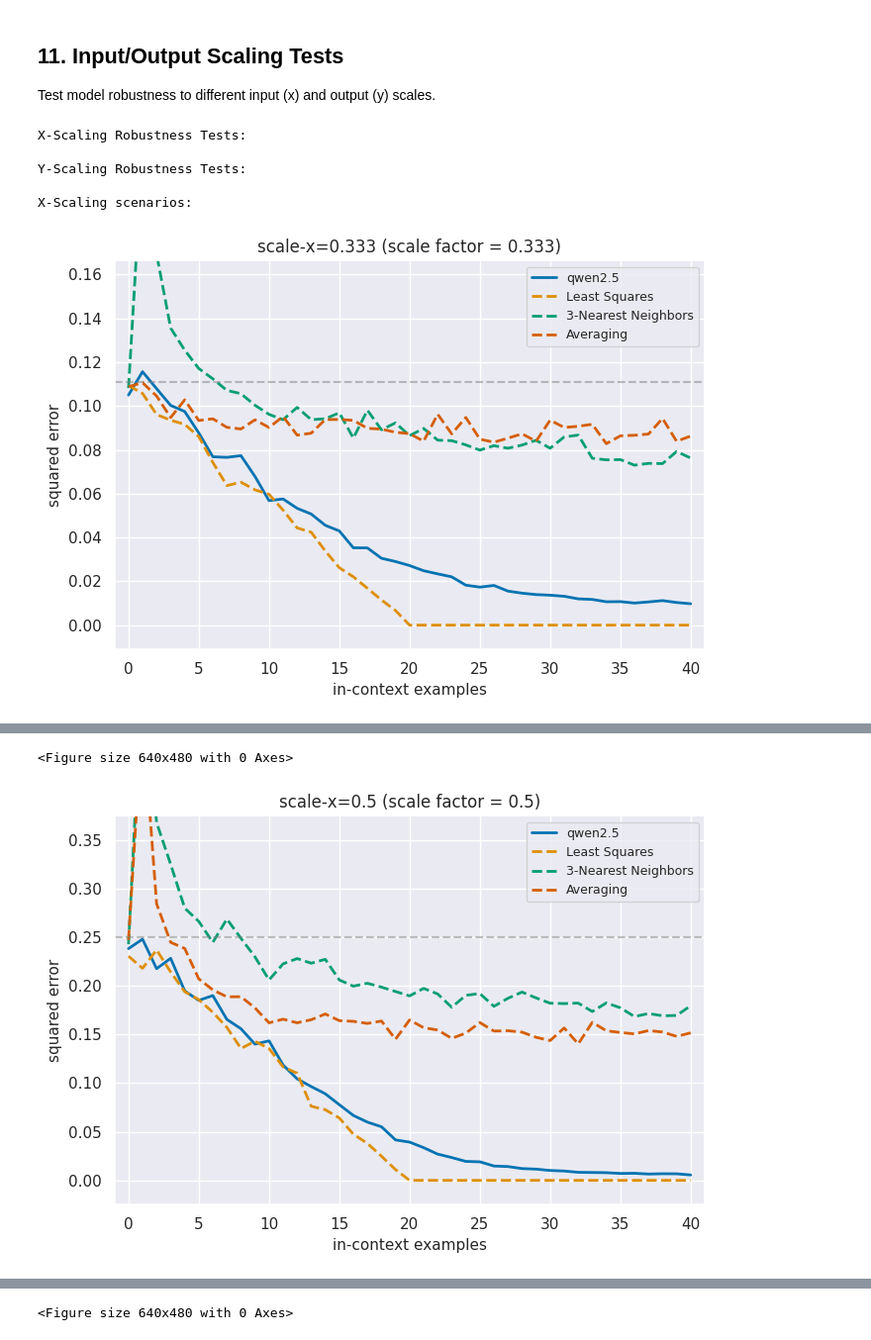
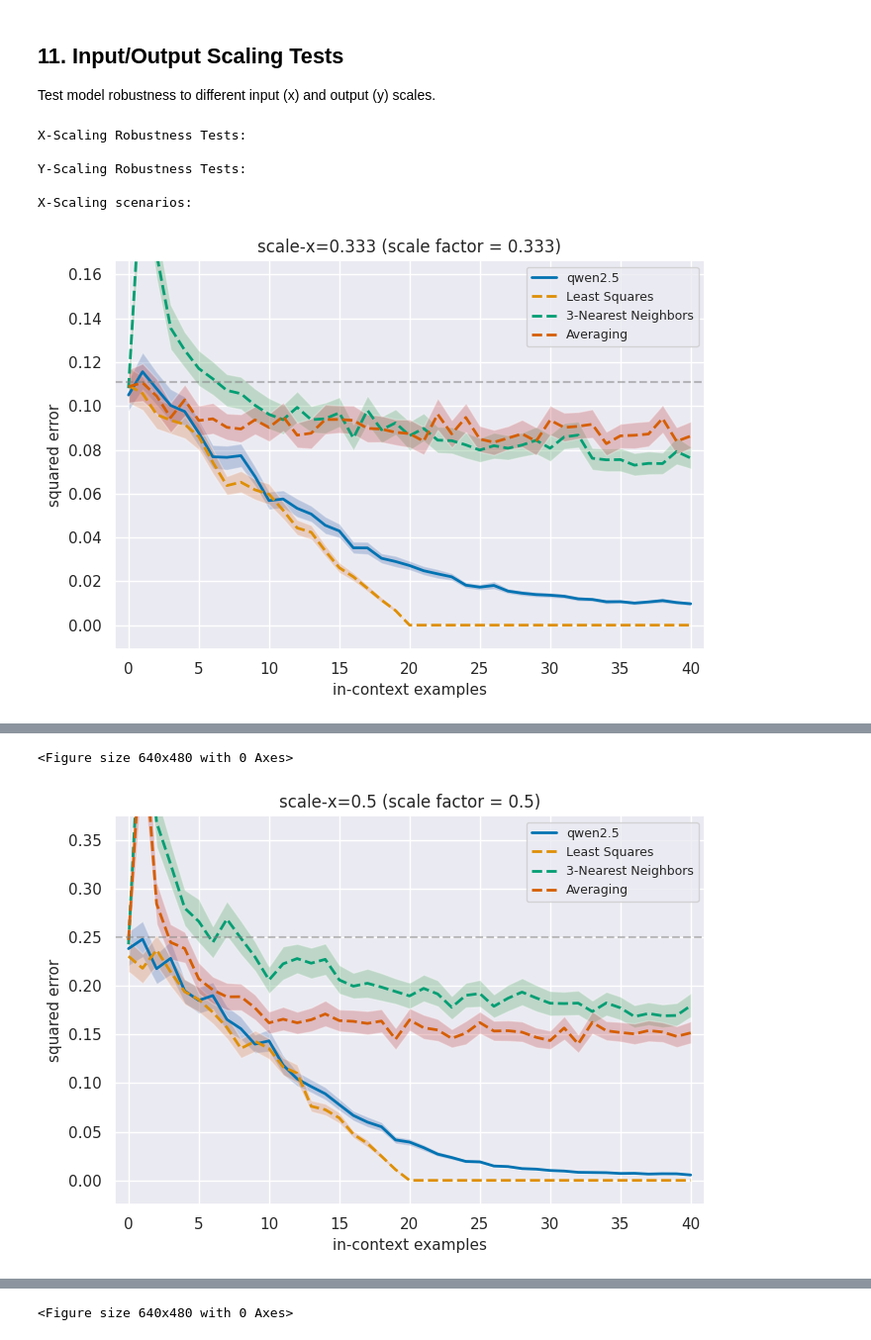
Before and after one commit to hingma/in-context-learning, a Jupyter notebook: eval_colab.ipynb, the cells around one changed output, grey strips where cells are left out. Shown at 99% size. Saved outputs shown, nothing was run; the diff lists cells and outputs as text; code cells hidden in the pictures.

```diff
--- a/eval_colab.ipynb
+++ b/eval_colab.ipynb
@@ -694,6 +692,10 @@ for dim, scaling_data in [('x', x_scaling_data), ('y', y_scaling_data)]:
             means = [m / normalization for m in metric[model_name]["mean"]]
             ax.plot(means, lw=2, label=f"{conf.model.family}", color=colors[0])
             all_values.extend(means)
+            #
+            low = [m / normalization for m in metric[model_name]["bootstrap_low"]]
+            high = [m / normalization for m in metric[model_name]["bootstrap_high"]]
+            ax.fill_between(range(len(low)), low, high, alpha=0.3)
 
         # Plot baselines
         for idx, baseline_key in enumerate(['OLS_driver=None','NN_n=3_uniform', 'averaging'], 1):
@@ -703,6 +705,10 @@ for dim, scaling_data in [('x', x_scaling_data), ('y', y_scaling_data)]:
                 label = baseline_labels_map.get(baseline_key, baseline_key)
                 ax.plot(means, lw=2, label=label, linestyle='--', color=colors[idx])
                 all_values.extend(means)
+                #
+                low = [m / normalization for m in metric[baseline_key]["bootstrap_low"]]
+                high = [m / normalization for m in metric[baseline_key]["bootstrap_high"]]
+                ax.fill_between(range(len(low)), low, high, alpha=0.3)
 
         # Add trivial baseline (scaled)
         trivial = scale**2 if dim == 'x' else scale**2
@@ -722,7 +728,7 @@ for dim, scaling_data in [('x', x_scaling_data), ('y', y_scaling_data)]:
 
         plt.tight_layout()
         plt.show()
-        plt.savefig(f"{key}.png")
+        plt.savefig(os.path.join("eval_figure",f"{key}.png"))
         print(f"  ✓ {key}: final loss = {data['final']:.2f}, y-range [{y_min:.2f}, {y_max:.2f}]")
 
 # Summary plot: final losses vs scale factor
@@ -765,7 +771,7 @@ if x_scaling_data or y_scaling_data:
 
     plt.tight_layout()
     plt.show()
-    plt.savefig("scaling_summary.png")
+    plt.savefig(os.path.join("eval_figure", "scaling_summary.png"))
     print("\n✓ Scaling summary plots completed")
 # %% [output]
 X-Scaling Robustness Tests:
@@ -773,4 +779,4 @@ X-Scaling Robustness Tests:
 Y-Scaling Robustness Tests:
 
 X-Scaling scenarios:
-[figure, old version]
+[figure, new version]
@@ -778,2 +784,2 @@ X-Scaling scenarios:
 <Figure size 640x480 with 0 Axes>
-[figure, old version]
+[figure, new version]
```
Also changed, not shown: parts of 4 cells of this notebook.
